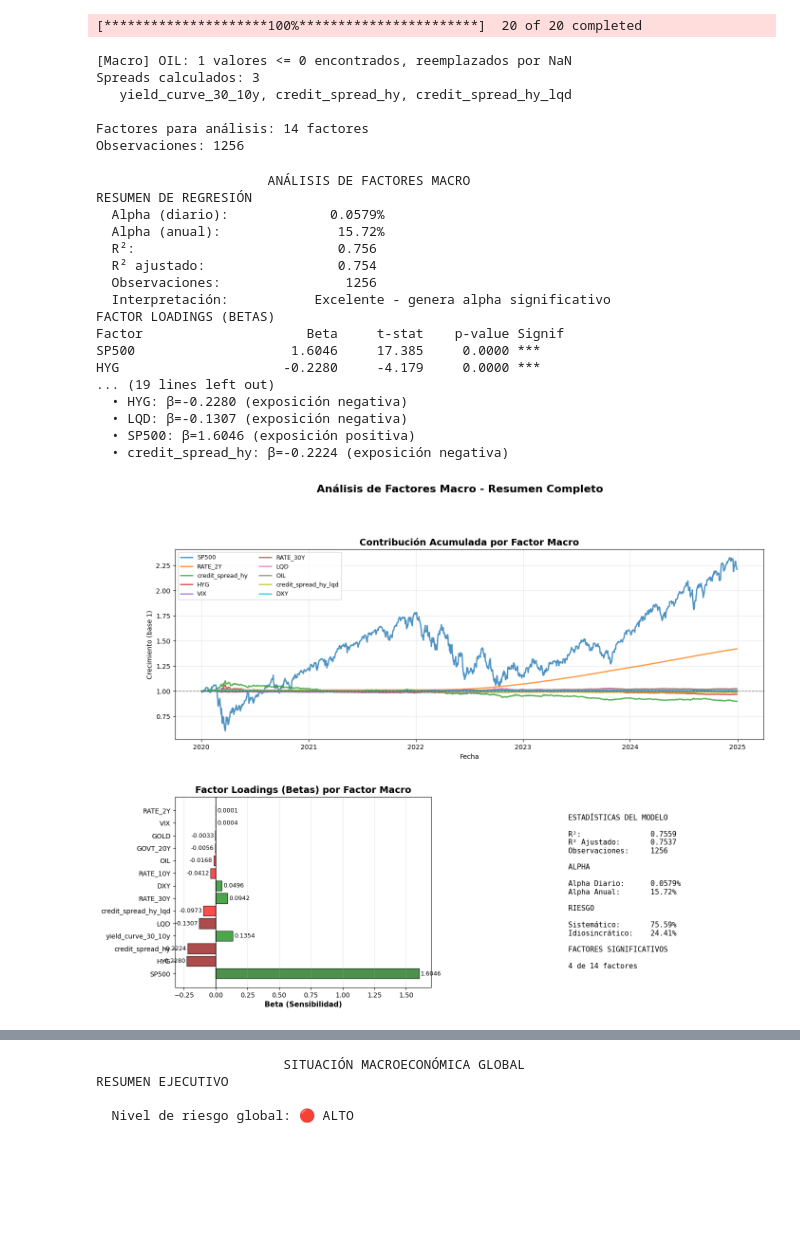
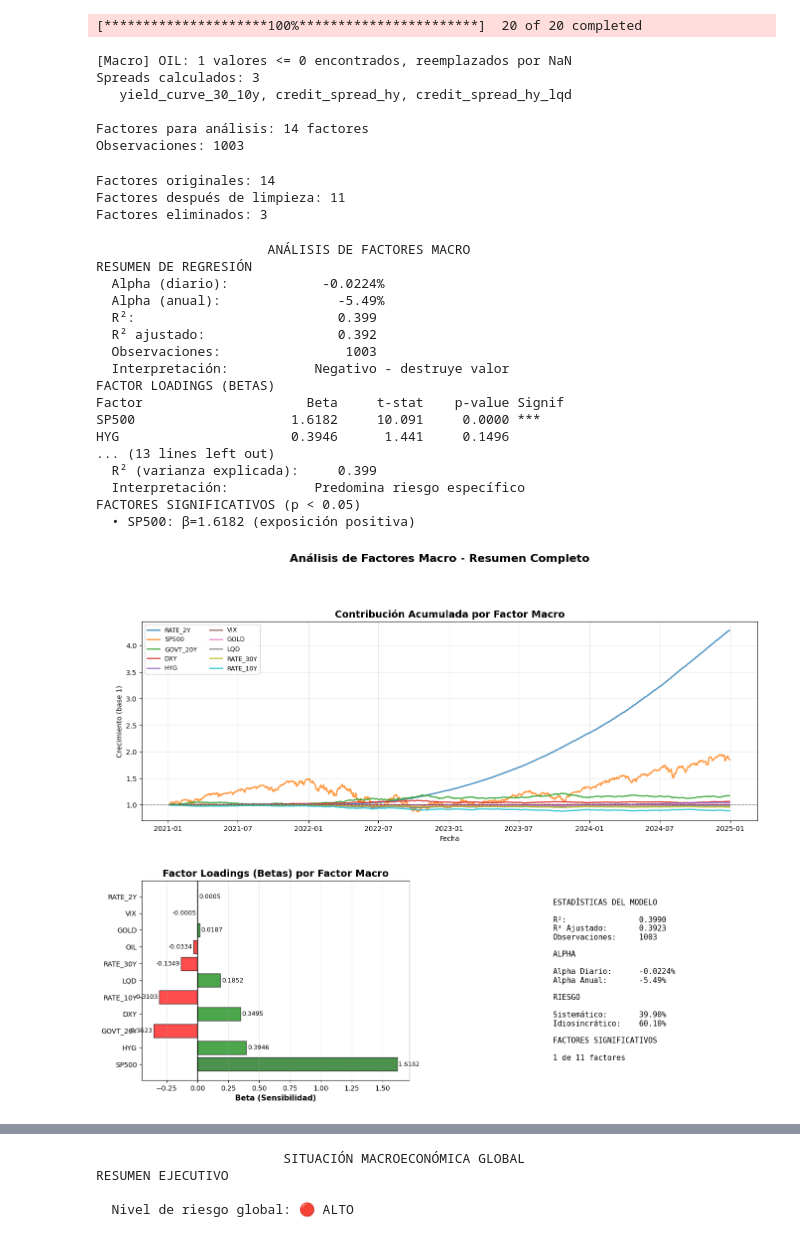
Before and after one commit to marcosherediapimienta/quant, a Jupyter notebook: projects/quant/macro/macro_analysis.ipynb, the cells around one changed output, grey strips where cells are left out. Saved outputs shown, nothing was run; the diff lists cells and outputs as text; code cells hidden in the pictures; blank space fills up the shorter version.

```diff
--- a/projects/quant/macro/macro_analysis.ipynb
+++ b/projects/quant/macro/macro_analysis.ipynb
@@ -50,6 +52,7 @@ factor_analyzer = MacroFactorAnalyzer(annual_factor=ANNUAL_FACTOR)
 corr_analyzer = MacroCorrelationAnalyzer(max_lag=126)
 sens_analyzer = MacroSensitivityAnalyzer(annual_factor=ANNUAL_FACTOR)
 situation_analyzer = MacroSituationAnalyzer()
+selector = FactorSelectionAnalyzer(corr_threshold=0.9, vif_threshold=10.0, force_keep=FACTORS_TO_USE)
 
 # Inicializar reporters
 factor_reporter = MacroFactorReporter(factor_analyzer)
@@ -63,7 +66,7 @@ corr_viz = MacroCorrelationVisualizer(corr_analyzer)
 sens_viz = MacroSensitivityVisualizer(sens_analyzer)
 situation_viz = MacroSituationVisualizer(situation_analyzer)
 # %%
-TICKERS = ["META", "AAPL", "GOOGL", "NVDA", "MSFT"]
+TICKERS = ["BTC-EUR", "IONQ", "META"]
 WEIGHTS = np.ones(len(TICKERS)) / len(TICKERS)
 START_DATE = "2020-01-01"
 END_DATE = "2024-12-31"
@@ -125,36 +129,47 @@ Spreads calculados: 3
    yield_curve_30_10y, credit_spread_hy, credit_spread_hy_lqd
 
 Factores para análisis: 14 factores
-Observaciones: 1256
+Observaciones: 1003
+# %%
+sel_res = selector.analyze(factors_for_analysis)
+pruned_factors = sel_res["pruned_factors"]
+
+print(f"Factores originales: {factors_for_analysis.shape[1]}")
+print(f"Factores después de limpieza: {pruned_factors.shape[1]}")
+print(f"Factores eliminados: {factors_for_analysis.shape[1] - pruned_factors.shape[1]}")
+# %% [output]
+Factores originales: 14
+Factores después de limpieza: 11
+Factores eliminados: 3
 # %%
 factor_results = factor_analyzer.analyze(
     portfolio_returns,
-    factors_for_analysis,
+    pruned_factors,
     use_hac=True
 )
 
 factor_reporter.print_analysis(factor_results)
 fig = factor_viz.plot_factor_analysis(factor_results, top_n=10)
 plt.show()
 # %% [output]
                       ANÁLISIS DE FACTORES MACRO
 RESUMEN DE REGRESIÓN
-  Alpha (diario):             0.0579%
-  Alpha (anual):               15.72%
-  R²:                          0.756
-  R² ajustado:                 0.754
-  Observaciones:                1256
-  Interpretación:           Excelente - genera alpha significativo
+  Alpha (diario):            -0.0224%
+  Alpha (anual):               -5.49%
+  R²:                          0.399
+  R² ajustado:                 0.392
+  Observaciones:                1003
+  Interpretación:           Negativo - destruye valor
 FACTOR LOADINGS (BETAS)
 Factor                     Beta     t-stat    p-value Signif
-SP500                    1.6046     17.385     0.0000 ***
-HYG                     -0.2280     -4.179     0.0000 ***
-... (19 lines left out)
-  • HYG: β=-0.2280 (exposición negativa)
-  • LQD: β=-0.1307 (exposición negativa)
-  • SP500: β=1.6046 (exposición positiva)
-  • credit_spread_hy: β=-0.2224 (exposición negativa)
+SP500                    1.6182     10.091     0.0000 ***
+HYG                      0.3946      1.441     0.1496
+... (13 lines left out)
+  R² (varianza explicada):     0.399
+  Interpretación:           Predomina riesgo específico
+FACTORES SIGNIFICATIVOS (p < 0.05)
+  • SP500: β=1.6182 (exposición positiva)
-[figure, old version]
+[figure, new version]
 # %%
 corr_results = corr_analyzer.analyze(
     portfolio_returns,
```
Also changed, not shown: parts of 5 cells of this notebook, 6 other files.
